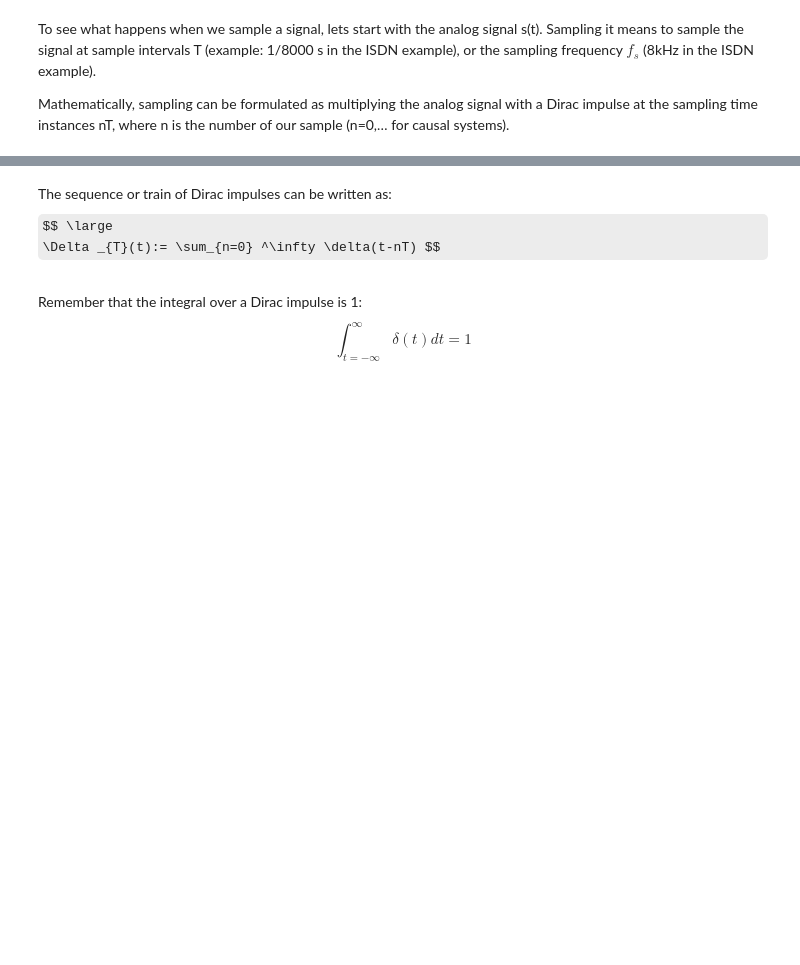
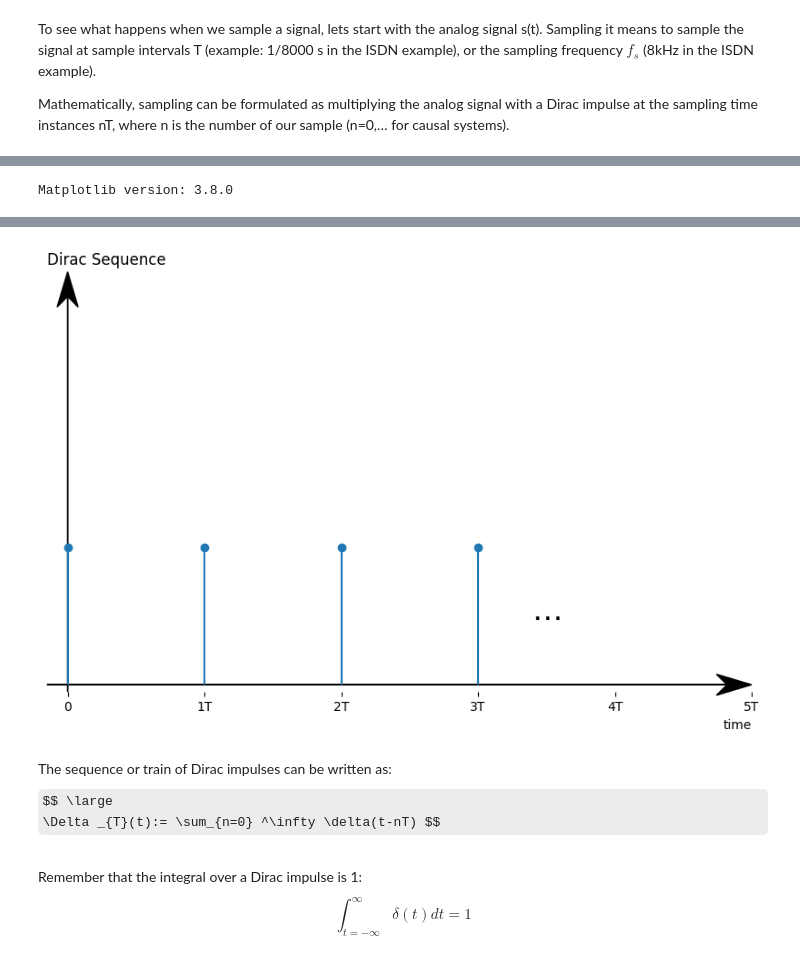
Before and after one commit to TUIlmenauAMS/ADSP_Tutorials, a Jupyter notebook: ADSP_06_Sampling.ipynb, the cells around one changed output, grey strips where cells are left out. Saved outputs shown, nothing was run; the diff lists cells and outputs as text; code cells hidden in the pictures; some formulas as TeX source; blank space fills up the shorter version.

```diff
--- a/ADSP_06_Sampling.ipynb
+++ b/ADSP_06_Sampling.ipynb
@@ -36,6 +36,8 @@ CSS = """
 """
 HTML('<style>{}</style>'.format(CSS))
 # %%
+import matplotlib
+print("Matplotlib version:", matplotlib.__version__ )
 
 # Signal
 dirac_sequence = np.ones(4)
@@ -43,7 +45,11 @@ dirac_sequence = np.ones(4)
 # Plot
 fig = plt.figure(figsize=(10,6))
 ax = fig.add_subplot(111)
-plt.stem(dirac_sequence, use_line_collection=True)
+#plt.stem(dirac_sequence, use_line_collection=True)
+# Call stem with appropriate arguments
+markerline, stemlines, baseline = plt.stem(dirac_sequence)  # Get the stem plot objects
+plt.setp(baseline, visible=False)  # Hide the baseline
+
 plt.xlim(right=5)
 plt.ylim(top=3)
 plt.yticks([])
@@ -86,5 +92,6 @@ ax.arrow(0, ymin, 0., ymax-ymin, fc='k', ec='k', lw = lw,
 plt.text(3.5, 0.5, r'$\cdots$',
          {'color': 'black', 'fontsize': 24, 'ha': 'center', 'va': 'center'});
 # %% [output]
+Matplotlib version: 3.8.0
 [interactive output not drawn]
 [interactive output not drawn]
@@ -91,3 +104,4 @@ plt.text(3.5, 0.5, r'$\cdots$',
+[figure, added]
 # %% [markdown]
 The sequence or train of Dirac impulses can be written as:
 <br>
```
Also changed, not shown: parts of 12 cells of this notebook.
